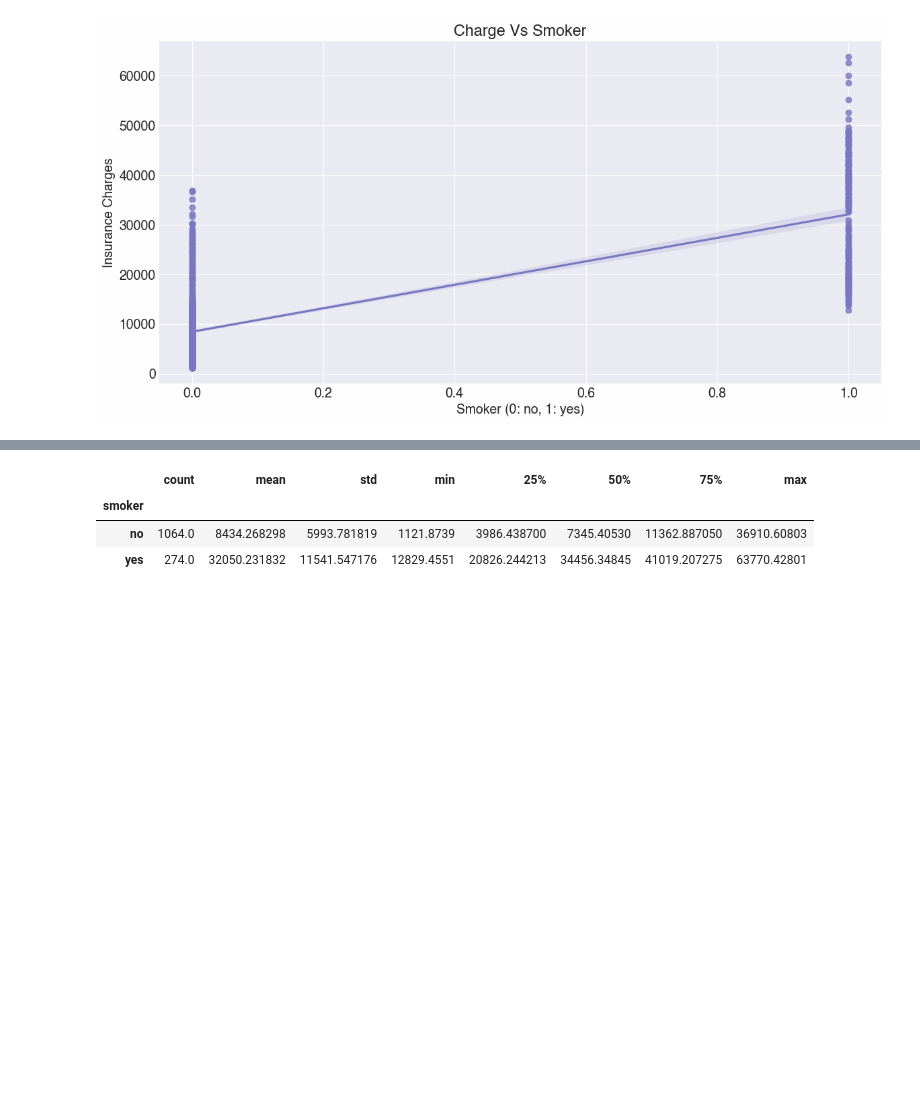
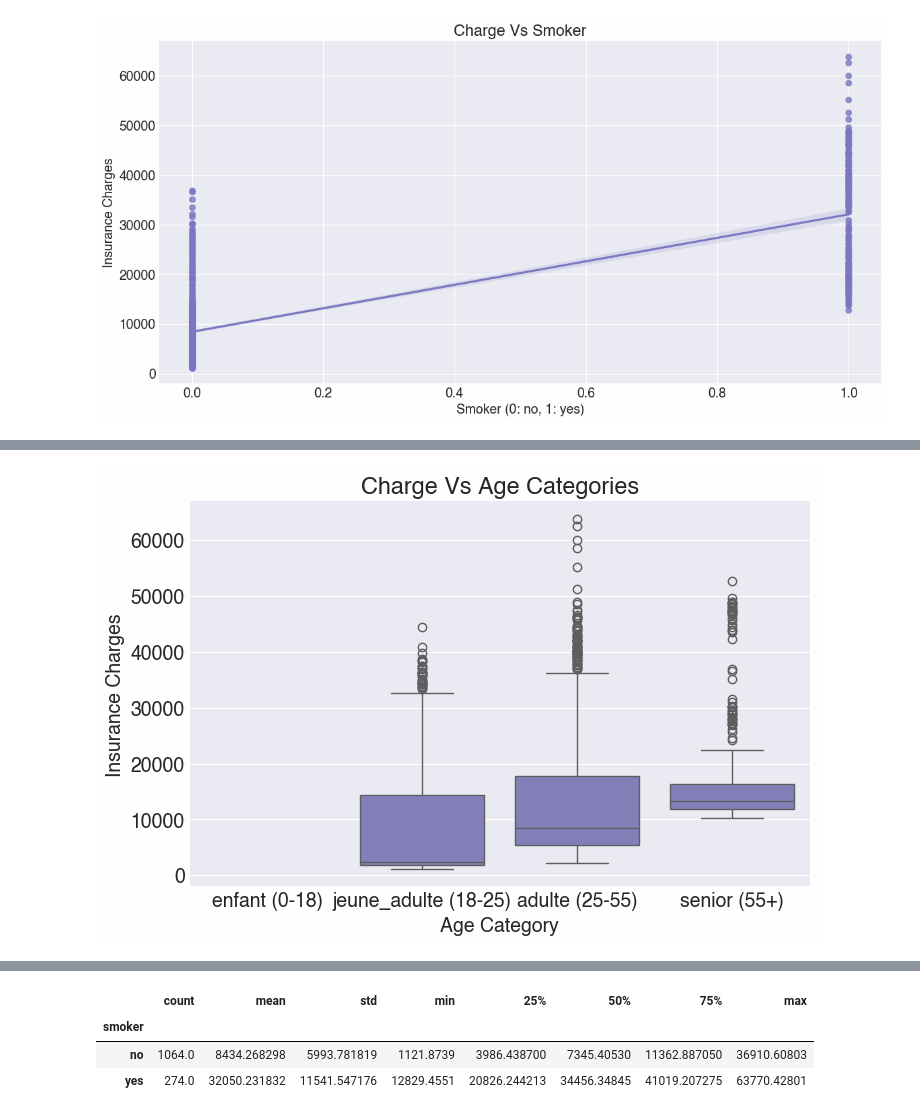
Before and after one commit to spideystreet/kaggle-medical-cost-personal, a Jupyter notebook: notebooks/01_eda.ipynb, the cells around one changed output, grey strips where cells are left out. Cells and saved outputs as stored; diff of their text form; code cells hidden in the pictures; blank space fills up the shorter version.

```diff
--- a/notebooks/01_eda.ipynb
+++ b/notebooks/01_eda.ipynb
@@ -124,0 +163,13 @@ plt.show()
+# %%
+# age categories
+bins = [0, 18, 25, 55, 100]
+labels = ['enfant (0-18)', 'jeune_adulte (18-25)', 'adulte (25-55)', 'senior (55+)']
+df_encoded['age_category'] = pd.cut(df_encoded['age'], bins=bins, labels=labels, right=False)
+
+sns.boxplot(x='age_category', y='charges', data=df_encoded)
+plt.xlabel('Age Category')
+plt.ylabel('Insurance Charges')
+plt.title('Charge Vs Age Categories');
+plt.show()
+# %% [output]
+[figure, added]
```
Also changed, not shown: parts of 9 cells of this notebook, 1 other file.
